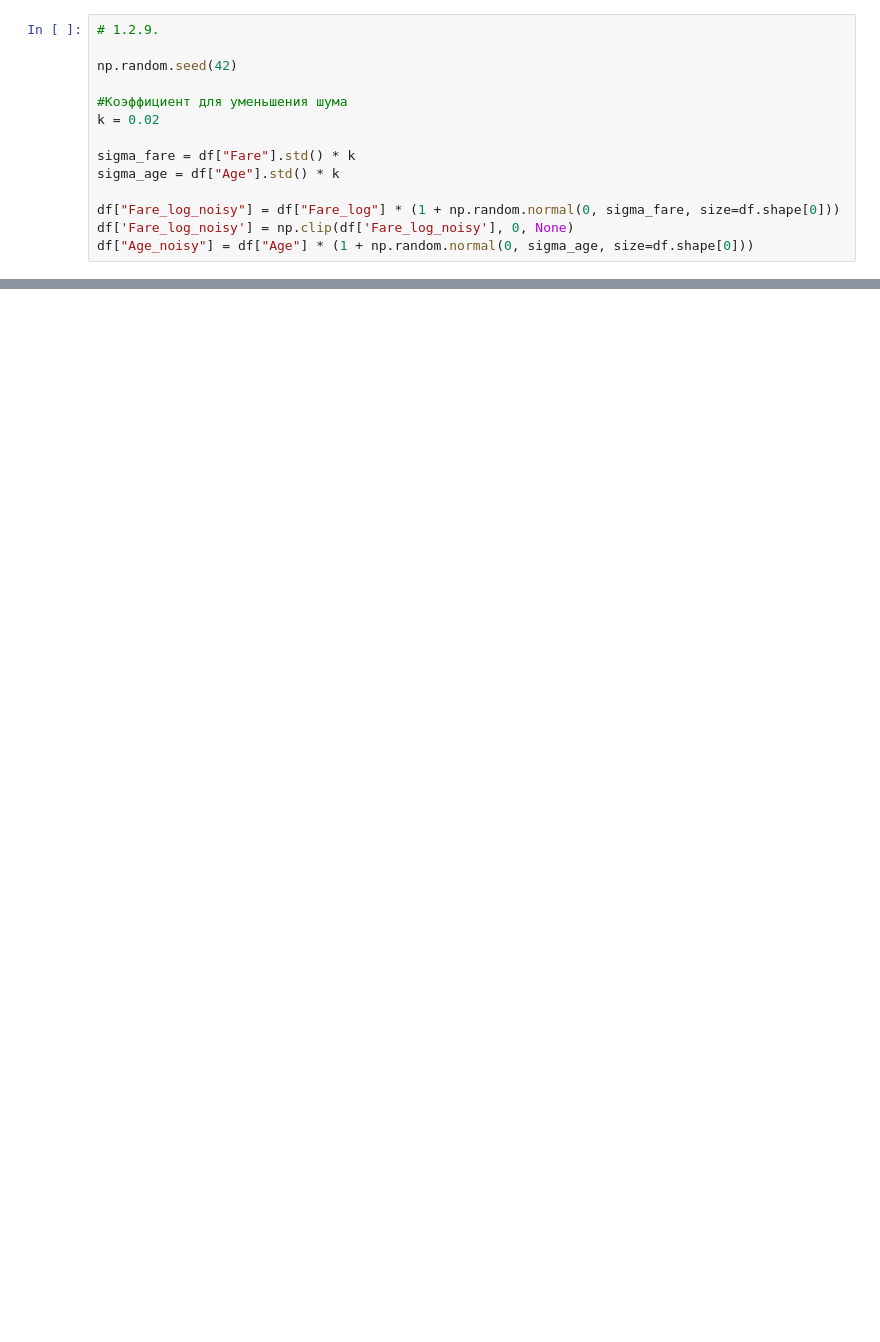
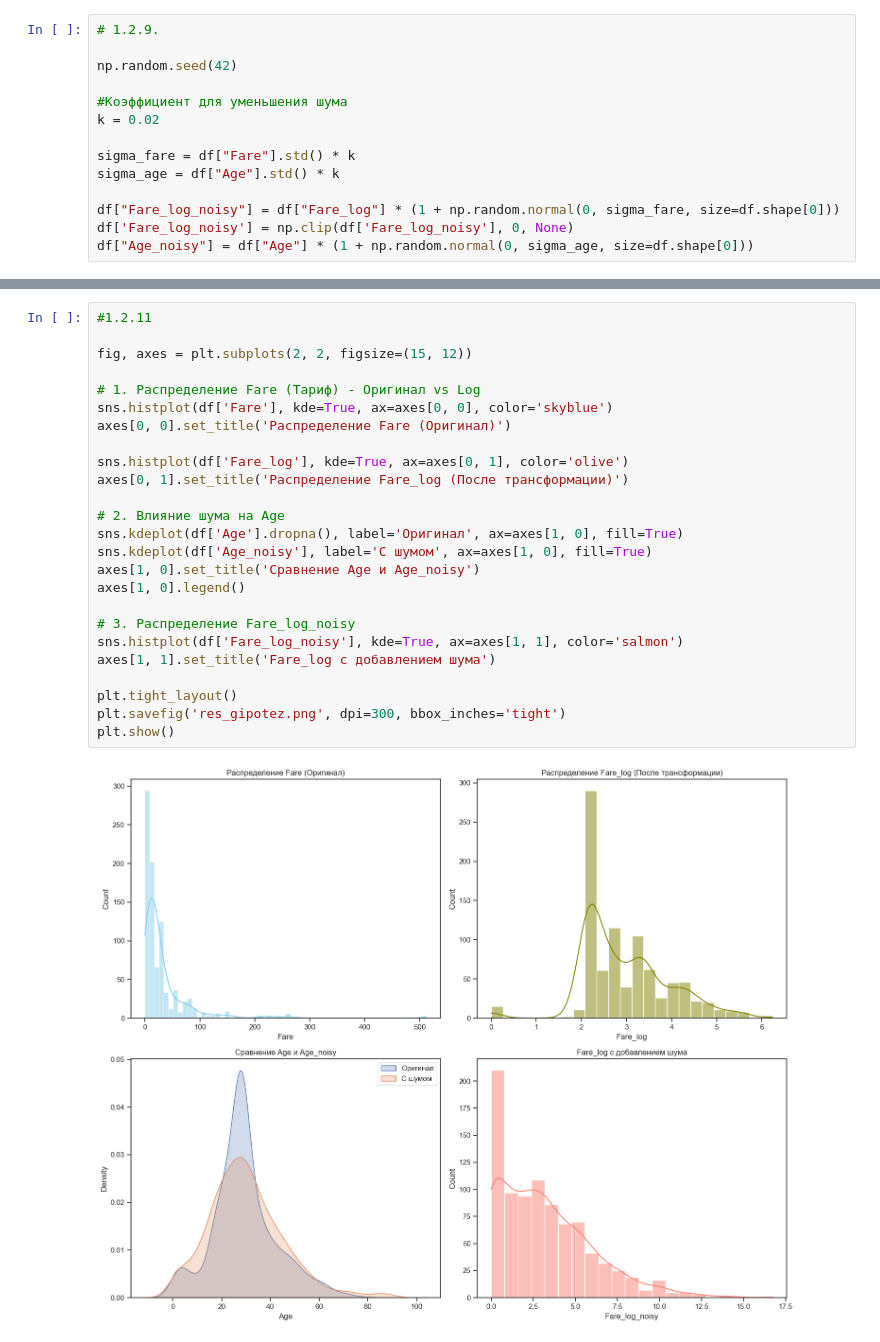
Before and after one commit to coffeequ/AnalyzDatasets, a Jupyter notebook: TableType/titanicAnalyz.ipynb, the cells around one changed output, grey strips where cells are left out. Drawn from its saved outputs; the diff is of its cells as text; blank space fills up the shorter version.

```diff
--- a/TableType/titanicAnalyz.ipynb
+++ b/TableType/titanicAnalyz.ipynb
@@ -264,0 +264,27 @@ plt.show()
+# %%
+#1.2.11
+
+fig, axes = plt.subplots(2, 2, figsize=(15, 12))
+
+# 1. Распределение Fare (Тариф) - Оригинал vs Log
+sns.histplot(df['Fare'], kde=True, ax=axes[0, 0], color='skyblue')
+axes[0, 0].set_title('Распределение Fare (Оригинал)')
+
+sns.histplot(df['Fare_log'], kde=True, ax=axes[0, 1], color='olive')
+axes[0, 1].set_title('Распределение Fare_log (После трансформации)')
+
+# 2. Влияние шума на Age
+sns.kdeplot(df['Age'].dropna(), label='Оригинал', ax=axes[1, 0], fill=True)
+sns.kdeplot(df['Age_noisy'], label='С шумом', ax=axes[1, 0], fill=True)
+axes[1, 0].set_title('Сравнение Age и Age_noisy')
+axes[1, 0].legend()
+
+# 3. Распределение Fare_log_noisy
+sns.histplot(df['Fare_log_noisy'], kde=True, ax=axes[1, 1], color='salmon')
+axes[1, 1].set_title('Fare_log с добавлением шума')
+
+plt.tight_layout()
+plt.savefig('res_gipotez.png', dpi=300, bbox_inches='tight')
+plt.show()
+# %% [output]
+[figure, added]
```
Also changed, not shown: parts of 1 cell of this notebook, 1 other file.
